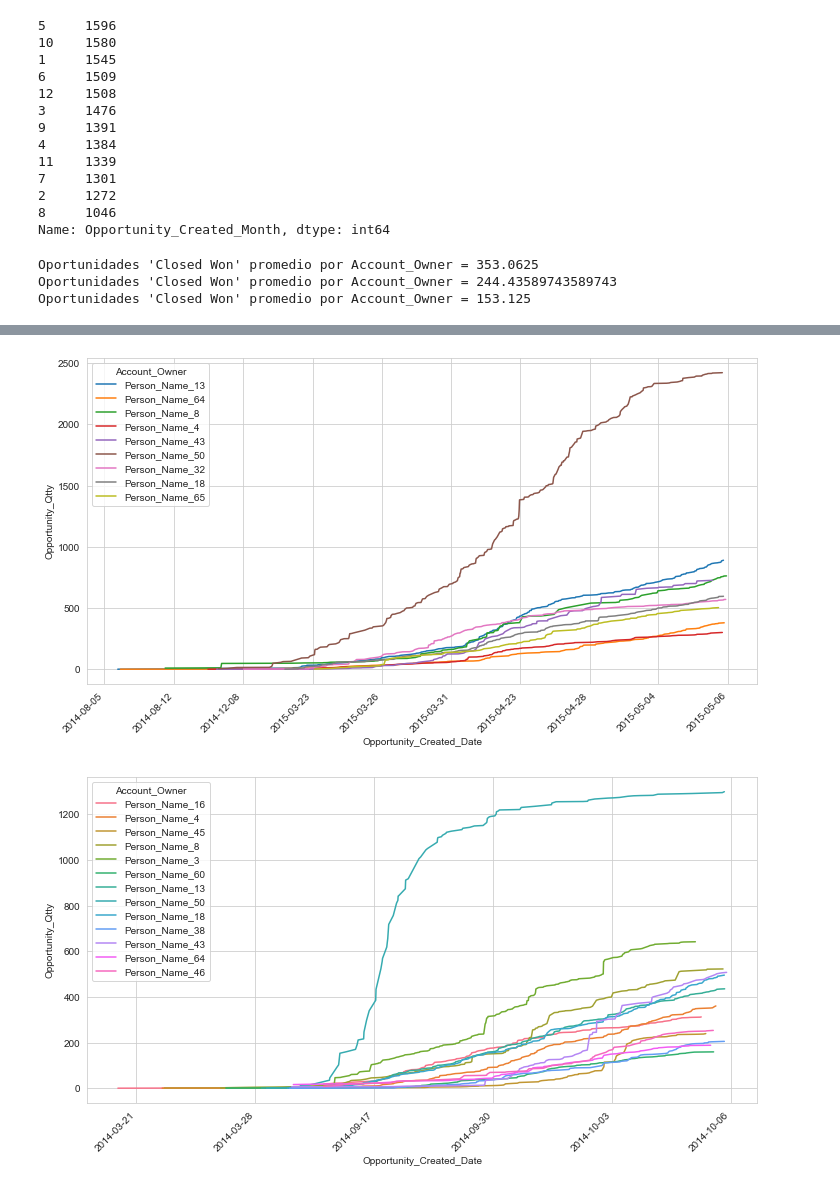
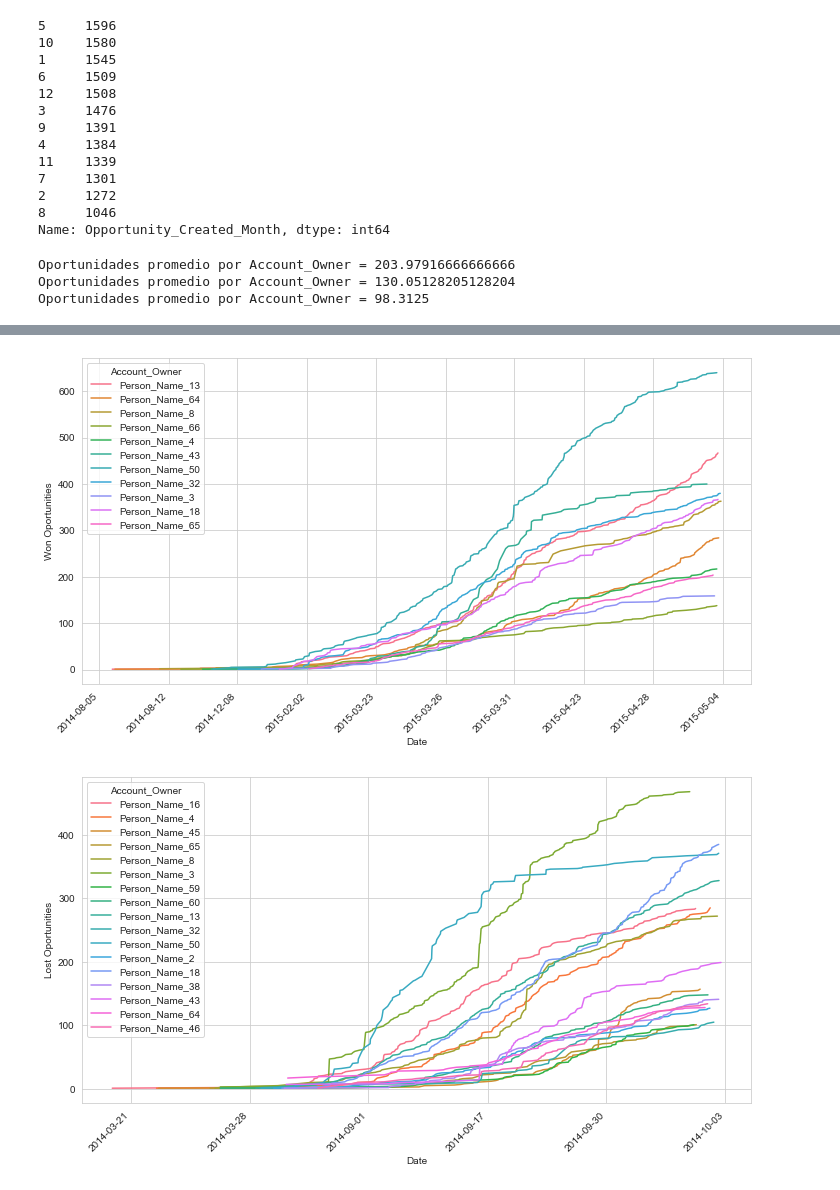
Before and after one commit to fede-alt/datos_2c2020_tp1, a Jupyter notebook: Pruebas/Pruebas_Fede.ipynb, the cells around one changed output, grey strips where cells are left out. Saved outputs shown, nothing was run; the diff lists cells and outputs as text; code cells hidden in the pictures.

Commit message:
bugfix (contaba Opportunity_IDs duplicados), acomodo labels

```diff
--- a/Pruebas/Pruebas_Fede.ipynb
+++ b/Pruebas/Pruebas_Fede.ipynb
@@ -66,17 +66,19 @@ df["Opportunity_Created_Month"].value_counts()
 Name: Opportunity_Created_Month, dtype: int64
 # %%
 dfs = [df, df_won, df_lost]
+dfs_desc = ["Gral","Won","Lost"]
 
-
-for dataframe in dfs: #lo hago en general, ganados y perdidos
-    series_won_owners = dataframe.groupby("Account_Owner")["Opportunity_ID"].agg("count")
-    prom_won_per_owner = series_won_owners.agg("mean")
-    dataframe_owners = series_won_owners.to_frame().reset_index() #NO PUDE HACERLO CON MERGE
+for i in range(0,3): #lo hago en general, ganados y perdidos
+    dataframe = dfs[i]
+    dataframe = dataframe[(dataframe["Stage"]=="Closed Won") | (dataframe["Stage"]=="Closed Lost")].drop_duplicates(subset=['Opportunity_ID'], keep='last')
+    series_owners = dataframe.groupby("Account_Owner")["Opportunity_ID"].agg("count")
+    prom_per_owner = series_owners.agg("mean")
+    dataframe_owners = series_owners.to_frame().reset_index() #NO PUDE HACERLO CON MERGE
     dataframe_owners.columns = ["Account_Owner", "Opportunity_Qtty"]
-    print("Oportunidades 'Closed Won' promedio por Account_Owner = "+str(prom_won_per_owner))
+    print("Oportunidades promedio por Account_Owner = "+str(prom_per_owner))
 
     dataframe = pd.merge(dataframe, dataframe_owners, on="Account_Owner",how="inner")
-    dataframe["Opportunity_Qtty_Prom"] = prom_won_per_owner
+    dataframe["Opportunity_Qtty_Prom"] = prom_per_owner
 
     dataframe_per_account_owners = dataframe[dataframe["Opportunity_Qtty"]>dataframe["Opportunity_Qtty_Prom"]]
     graph_df = dataframe_per_account_owners.groupby(["Opportunity_Created_Date", "Account_Owner"]).agg({"Opportunity_ID":"count"})
@@ -88,7 +90,9 @@ for dataframe in dfs: #lo hago en general, ganados y perdidos
     fig, ax = plt.subplots(figsize = (12,6))
     fig = sns.lineplot(data=graph_df, x='Opportunity_Created_Date', y='Opportunity_Qtty', hue='Account_Owner', ax=ax)
     ax.set_xticklabels(labels=x_dates, rotation=45, ha='right')
+    fig.set_ylabel(dfs_desc[i]+" Oportunities")
+    fig.set_xlabel("Date")
 # %% [output]
-Oportunidades 'Closed Won' promedio por Account_Owner = 353.0625
-Oportunidades 'Closed Won' promedio por Account_Owner = 244.43589743589743
-Oportunidades 'Closed Won' promedio por Account_Owner = 153.125
+Oportunidades promedio por Account_Owner = 203.97916666666666
+Oportunidades promedio por Account_Owner = 130.05128205128204
+Oportunidades promedio por Account_Owner = 98.3125
@@ -96,5 +100,5 @@ Oportunidades 'Closed Won' promedio por Account_Owner = 153.125
-[figure, old version]
+[figure, new version]
-[figure, old version]
+[figure, new version]
 # %%
 moth_creation = df[(df["Stage"]=="Closed Won") | (df["Stage"]=="Closed Lost")].drop_duplicates(subset=['Opportunity_ID'], keep='last').groupby(["Opportunity_Created_Month","Stage"]).agg({"Opportunity_ID":"count"}).reset_index()
 fig, ax = plt.subplots(figsize = (12,6))
```
Also changed, not shown: parts of 2 cells of this notebook.
